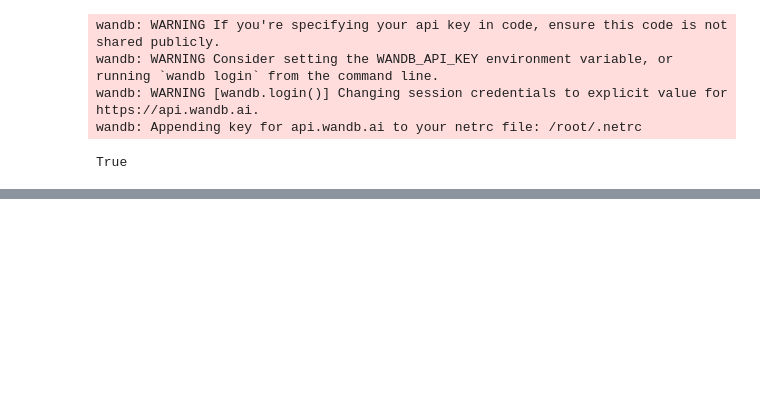
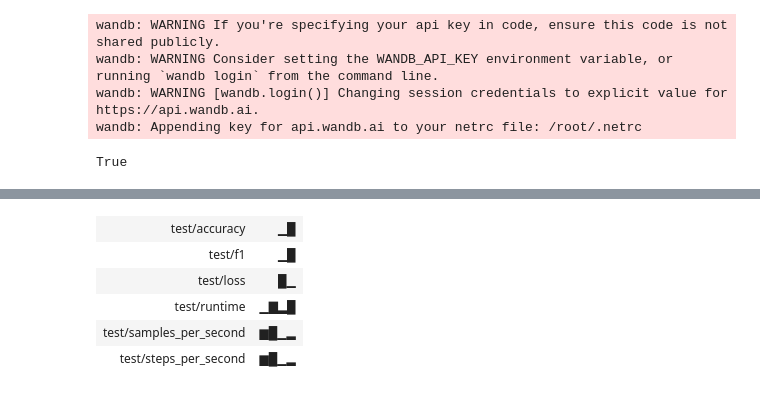
Before and after one commit to 22f2000691/dlgenai-t22026, a Jupyter notebook: DL-22f2000691-notebook-t22026.ipynb, the cells around one changed output, grey strips where cells are left out. Saved outputs shown, nothing was run; the diff lists cells and outputs as text; code cells hidden in the pictures; blank space fills up the shorter version.

```diff
--- a/DL-22f2000691-notebook-t22026.ipynb
+++ b/DL-22f2000691-notebook-t22026.ipynb
@@ -299,7 +45,0 @@ from transformers import AutoModelForSeq2SeqLM
-# %%
-tokenizer = AutoTokenizer.from_pretrained("google/flan-t5-small")
-slm_model = AutoModelForSeq2SeqLM.from_pretrained("google/flan-t5-small").to("cuda:0")
-prompt_slm = f"Question: {dataset[0]['prompt']}. Is the correct answer A: {dataset[0]['A']} or B: {dataset[0]['B']}? Answer with just the letter A or B."
-inputs = tokenizer(prompt_slm, return_tensors="pt").to("cuda:0")
-outputs = slm_model.generate(**inputs, max_new_tokens=5)
-slm_out = tokenizer.decode(outputs[0], skip_special_tokens=True)
@@ -908,0 +946,79 @@ Run history:
+# %%
+import torch.nn.functional as F
+from sklearn.metrics import accuracy_score, f1_score
+
+wandb.init(project="smart-mcq-solver", name="Model-Final-Ensemble-Inference")
+
+model_scratch.eval()
+with torch.no_grad():
+    logits_m1_val = model_scratch(torch.tensor(X_val_tfidf, dtype=torch.float32).to(device)).cpu().numpy()
+    logits_m1_test = model_scratch(torch.tensor(X_test_tfidf, dtype=torch.float32).to(device)).cpu().numpy()
+
+logits_m2_val = trainer_m2.predict(encoded_val_ds).predictions
+logits_m2_test = trainer_m2.predict(encoded_test_ds).predictions
+
+logits_m3_val = trainer_m3.predict(encoded_val_ds).predictions
+logits_m3_test = trainer_m3.predict(encoded_test_ds).predictions
+
+f1_scores = np.array([
+    model1_metrics["f1"],
+    model2_metrics["eval_f1"],
+    model3_metrics["eval_f1"]
+])
+
+if f1_scores.sum() <= 1e-8:
+    weights = np.array([1 / 3, 1 / 3, 1 / 3])
+else:
+    weights = f1_scores / f1_scores.sum()
+
+w1, w2, w3 = weights
+print(f"Ensemble weights -> Model1: {w1:.3f}, Model2: {w2:.3f}, Model3: {w3:.3f}")
+
+T = 1.2
+probs_m1_val = F.softmax(torch.tensor(logits_m1_val) / T, dim=-1).numpy()
+probs_m2_val = F.softmax(torch.tensor(logits_m2_val) / T, dim=-1).numpy()
+probs_m3_val = F.softmax(torch.tensor(logits_m3_val) / T, dim=-1).numpy()
+
+
+ensemble_probs_val = (w1 * probs_m1_val) + (w2 * probs_m2_val) + (w3 * probs_m3_val)
+ensemble_val_preds = np.argmax(ensemble_probs_val, axis=1)
+
+ensemble_val_acc = accuracy_score(y_val_split, ensemble_val_preds)
+ensemble_val_f1 = f1_score(y_val_split, ensemble_val_preds, average="macro")
+
+print(f"Ensemble Validation Accuracy: {ensemble_val_acc:.4f}, Macro-F1: {ensemble_val_f1:.4f}")
+print(f"  vs Model 1 val F1: {model1_metrics['f1']:.4f}")
+print(f"  vs Model 2 val F1: {model2_metrics['eval_f1']:.4f}")
+print(f"  vs Model 3 val F1: {model3_metrics['eval_f1']:.4f}")
+
+wandb.log({
+    "ensemble_val_accuracy": ensemble_val_acc,
+    "ensemble_val_f1": ensemble_val_f1,
+    "weight_model1": w1,
+    "weight_model2": w2,
+    "weight_model3": w3,
+})
+
+
+probs_m1_test = F.softmax(torch.tensor(logits_m1_test) / T, dim=-1).numpy()
+probs_m2_test = F.softmax(torch.tensor(logits_m2_test) / T, dim=-1).numpy()
+probs_m3_test = F.softmax(torch.tensor(logits_m3_test) / T, dim=-1).numpy()
+
+
+ensemble_probs_test = (w1 * probs_m1_test) + (w2 * probs_m2_test) + (w3 * probs_m3_test)
+
+final_predictions = []
+for row_probs in ensemble_probs_test:
+    top_3_indices = np.argsort(row_probs)[-3:][::-1]
+    final_predictions.append(" ".join(LABELS[i] for i in top_3_indices))
+
+id_col = 'ID' if 'ID' in test_df.columns else 'id' if 'id' in test_df.columns else test_df.index
+submission_df = pd.DataFrame({
+    'ID': test_df[id_col] if id_col in test_df.columns else id_col,
+    'Prediction': final_predictions,
+})
+submission_df.to_csv('submission.csv', index=False)
+
+print("Ensemble Saved successfully with Softmax probability averaging!")
+wandb.finish()
+# %% [output]
@@ -908,0 +1028,6 @@ Run history:
+| test/accuracy | ▁█ |
+| test/f1 | ▁█ |
+| test/loss | █▁ |
+| test/runtime | ▁▇▂█ |
+| test/samples_per_second | ▆█▁▂ |
+| test/steps_per_second | ▆█▁▂ |
```
Also changed, not shown: parts of 61 cells of this notebook.
